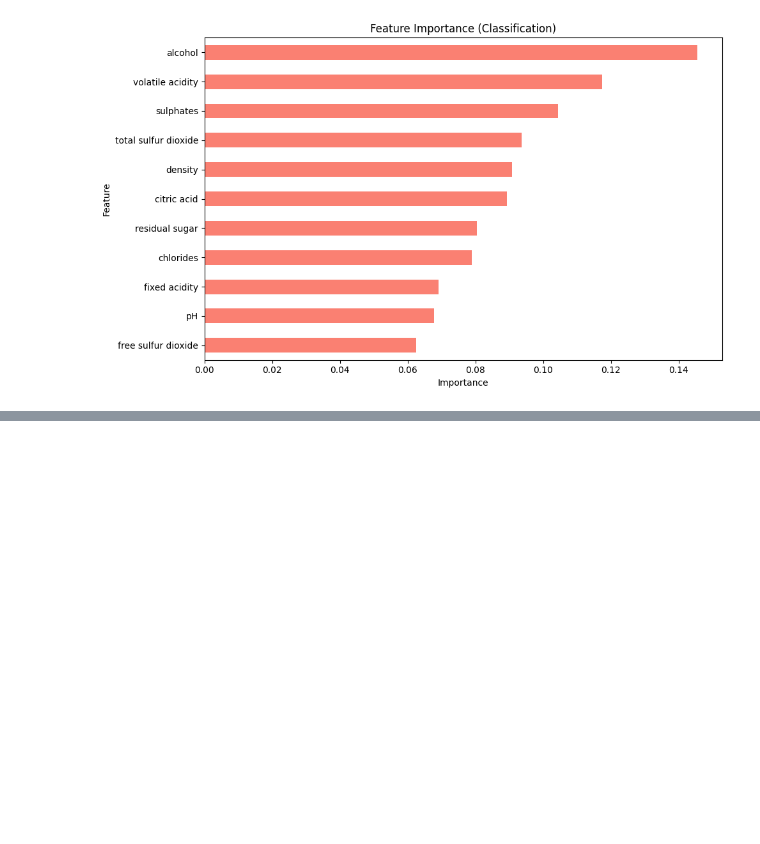
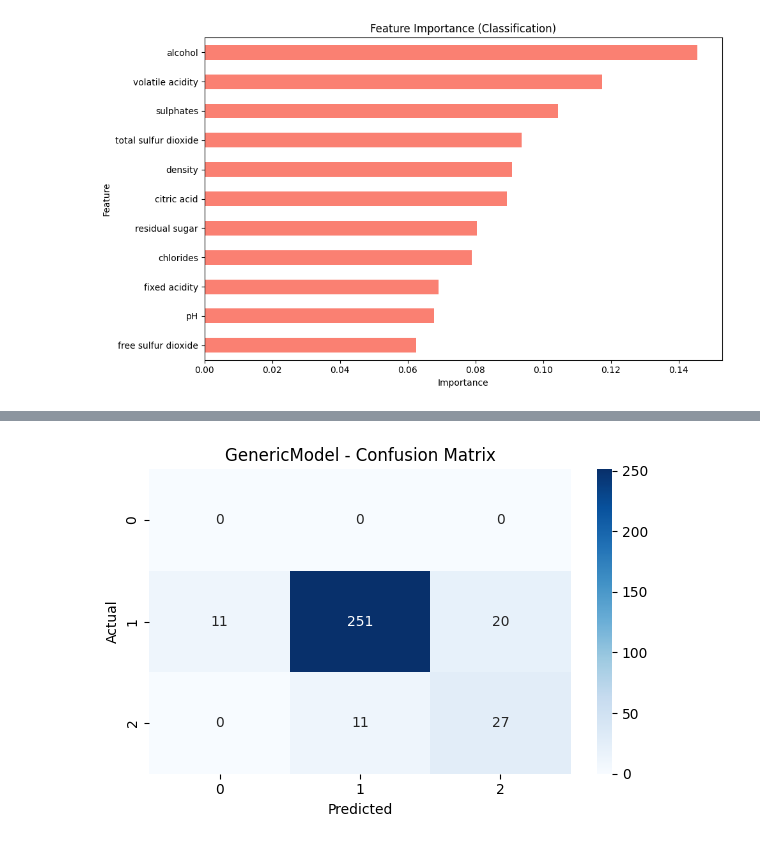
Before and after one commit to Dhusnic/Code_For_Tutorials, a Jupyter notebook: Machine Learning/Practical problems/wine_quality.ipynb, the cells around one changed output, grey strips where cells are left out. Drawn from its saved outputs; the diff is of its cells as text; code cells hidden in the pictures; blank space fills up the shorter version.

```diff
--- a/Machine Learning/Practical problems/wine_quality.ipynb
+++ b/Machine Learning/Practical problems/wine_quality.ipynb
@@ -9,6 +9,6 @@ from sklearn.preprocessing import StandardScaler
 import seaborn as sns
 import matplotlib.pyplot as plt
 # %%
-from ML_package.base_controller import ML_Base_Controller
-base_controller = ML_Base_Controller()
+from ML_package.utils import ML_Utils
+base_controller = ML_Utils()
 # %% [output]
@@ -202,0 +208,4 @@ plt.show()
+# %%
+result_class = base_controller.evaluate_model(y_pred_class, y_test,clf,confusion_matrix_plot=True)
+# %% [output]
+[figure, added]
```
Also changed, not shown: parts of 4 cells of this notebook, 13 other files.
